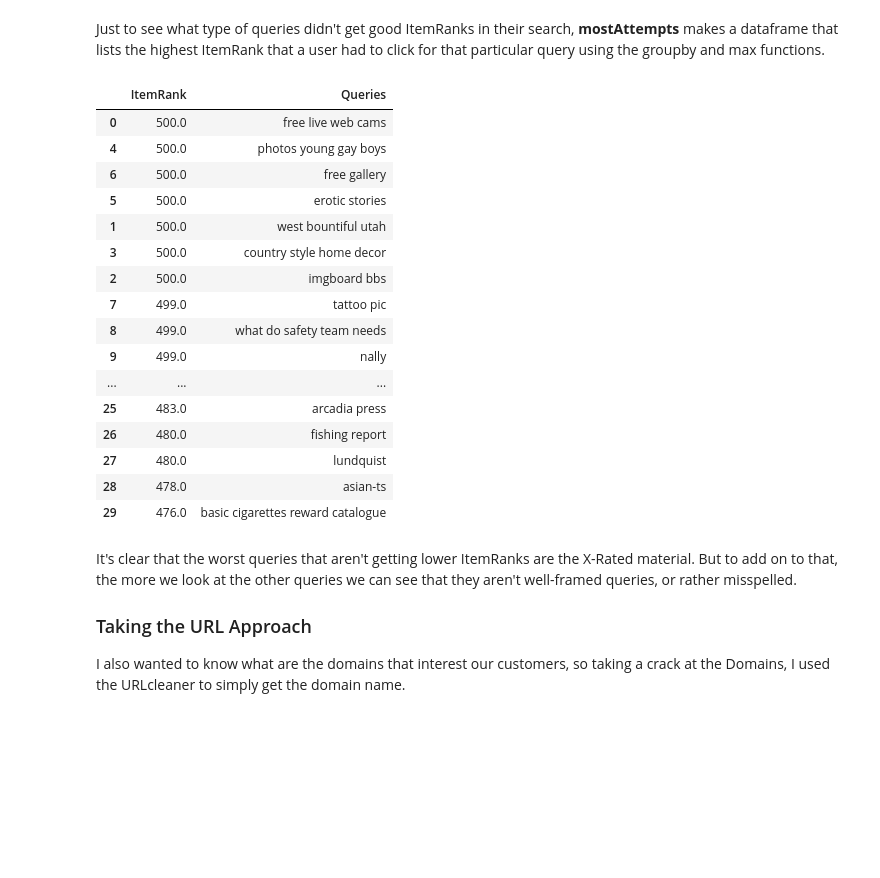
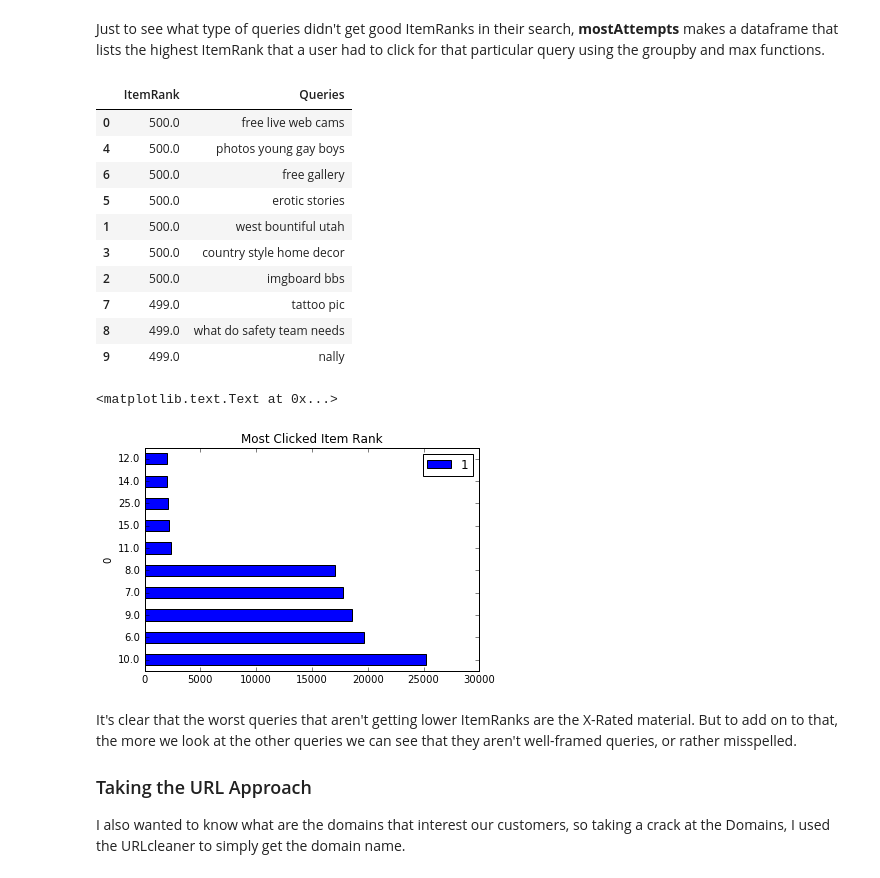
Before and after one commit to RohitJacob/AOL-Exploratory-Analysis, a Jupyter notebook: Promotional Analysis.ipynb, the cells around one changed output. Cells and saved outputs as stored; diff of their text form; code cells hidden in the pictures; blank space fills up the shorter version.

Commit message:
Added Visualizations for Markup

```diff
--- a/Promotional Analysis.ipynb
+++ b/Promotional Analysis.ipynb
@@ -154,22 +153,18 @@ mostAttempts['Queries'] = list(mostAttempts.index)
 # %%
 mostAttempts = mostAttempts.reset_index(drop=True)
 mostAttempts= mostAttempts.sort_values(by='ItemRank', ascending=False)
-mostAttempts.head(30)
+mostAttempts.head(10)
+# mA.plot(kind='barh')
+# plt.savefig('')
 # %% [output]
 |  | ItemRank | Queries |
 | 0 | 500.0 | free live web cams |
 | 4 | 500.0 | photos young gay boys |
 | 6 | 500.0 | free gallery |
 | 5 | 500.0 | erotic stories |
 | 1 | 500.0 | west bountiful utah |
 | 3 | 500.0 | country style home decor |
 | 2 | 500.0 | imgboard bbs |
 | 7 | 499.0 | tattoo pic |
 | 8 | 499.0 | what do safety team needs |
 | 9 | 499.0 | nally |
-| ... | ... | ... |
-| 25 | 483.0 | arcadia press |
-| 26 | 480.0 | fishing report |
-| 27 | 480.0 | lundquist |
-| 28 | 478.0 | asian-ts |
-| 29 | 476.0 | basic cigarettes reward catalogue |
@@ -176,3 +178,13 @@ mostAttempts.head(30)
+# %%
+rankFreq = sorted(rankDict.items(), key=lambda x:-x[1])[:10]
+rankFreq = pd.DataFrame(rankFreq)
+rankFreq.index = rankFreq[0]
+rankFreq = rankFreq[[1]]
+rankFreq.plot(kind = 'barh')
+plt.title('Most Clicked Item Rank')
+# %% [output]
+<matplotlib.text.Text at 0x...>
+[figure, added]
 # %% [markdown]
 It's clear that the worst queries that aren't getting lower ItemRanks are the X-Rated material. But to add on to that, the more we look at the other queries we can see that they aren't well-framed queries, or rather misspelled.
 
```
Also changed, not shown: parts of 11 cells of this notebook, 9 other files.
